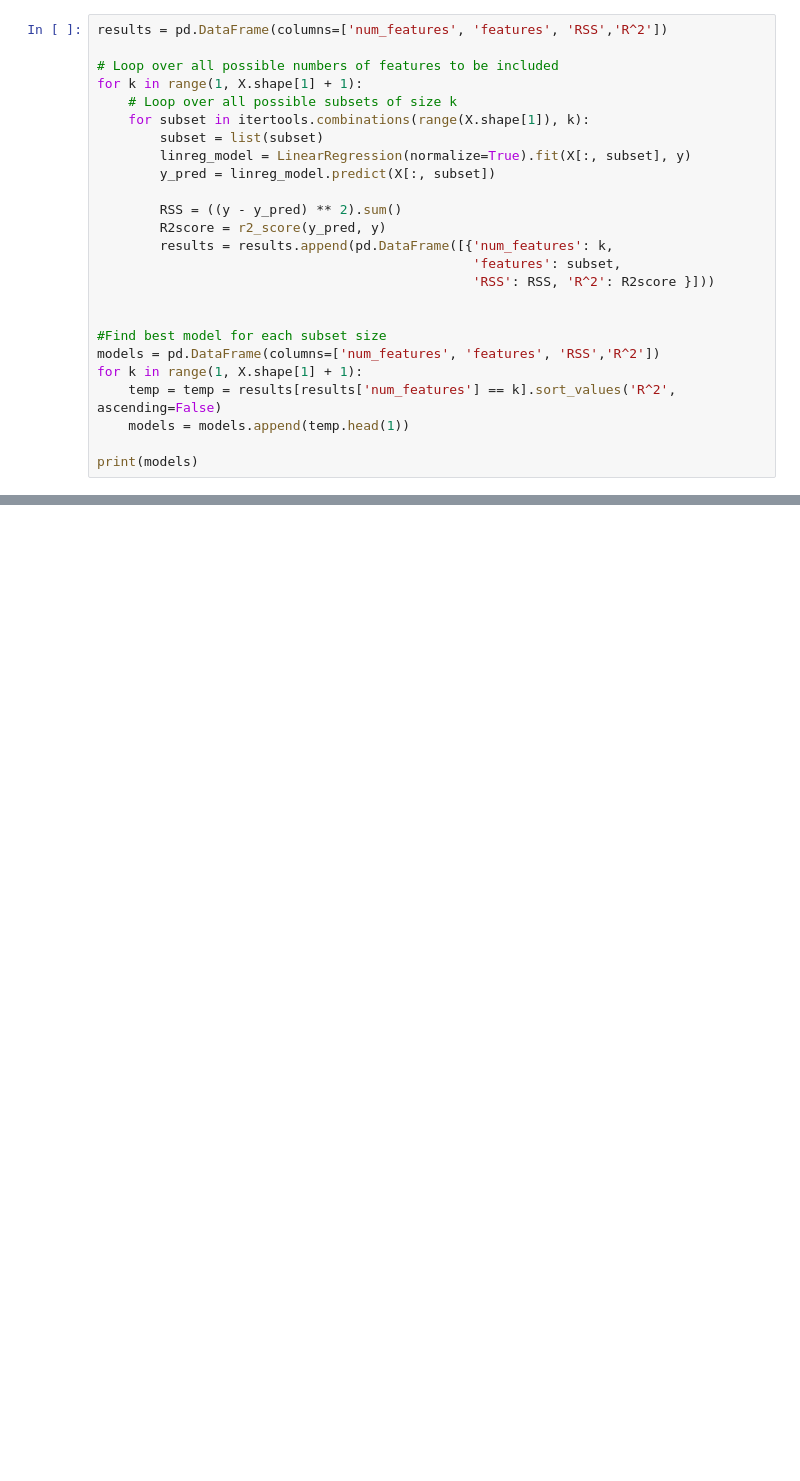
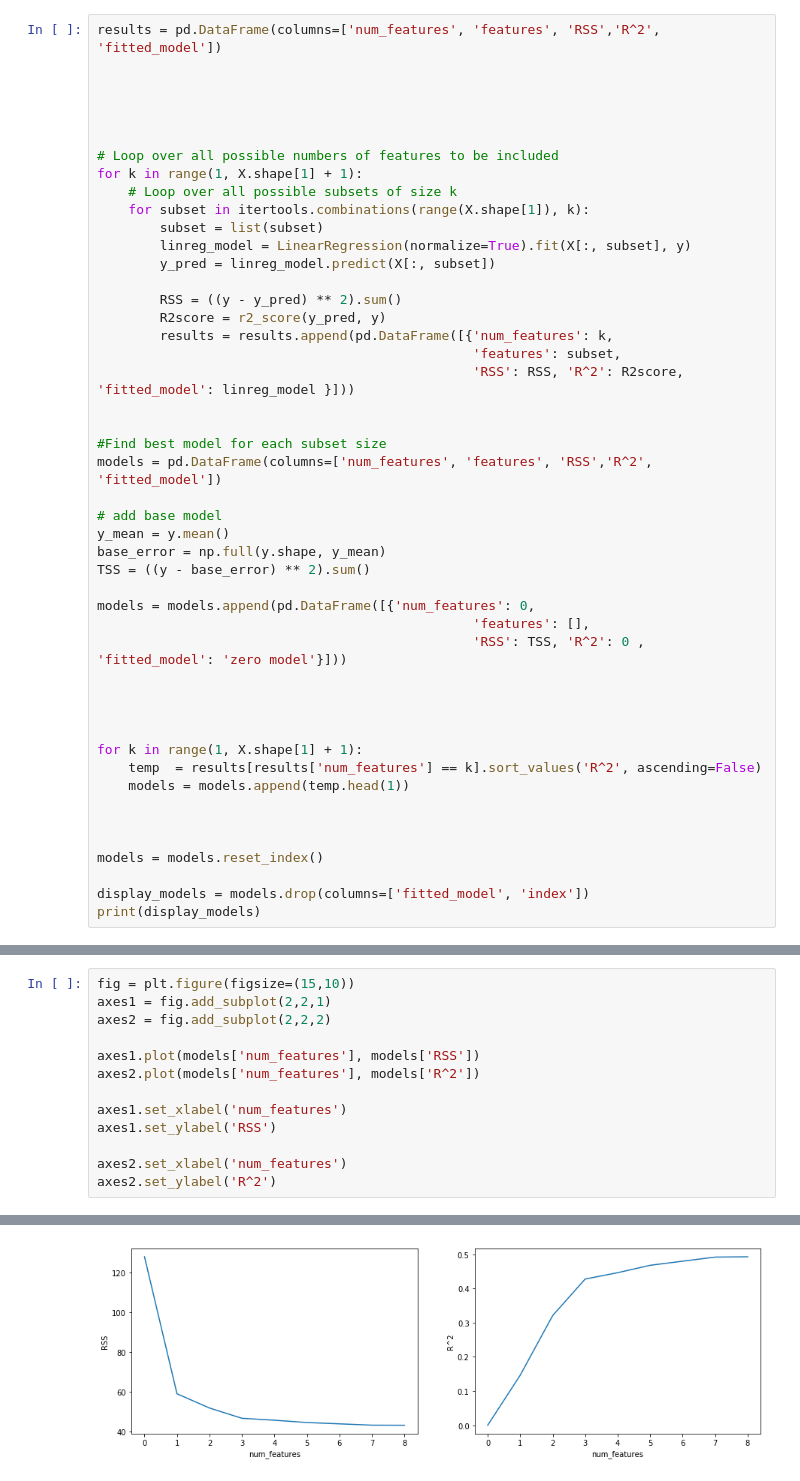
Before and after one commit to cliese/ESL_ex, a Jupyter notebook: prostate_data_analysis.ipynb, the cells around one changed output, grey strips where cells are left out. Drawn from its saved outputs; the diff is of its cells as text; blank space fills up the shorter version.

```diff
--- a/prostate_data_analysis.ipynb
+++ b/prostate_data_analysis.ipynb
@@ -61,5 +73,9 @@ Linear Regression coefficients:
 # %%
-results = pd.DataFrame(columns=['num_features', 'features', 'RSS','R^2'])
+results = pd.DataFrame(columns=['num_features', 'features', 'RSS','R^2', 'fitted_model'])
+
+
+
+
 
 # Loop over all possible numbers of features to be included
 for k in range(1, X.shape[1] + 1):
@@ -73,14 +89,32 @@ for k in range(1, X.shape[1] + 1):
         R2score = r2_score(y_pred, y)
         results = results.append(pd.DataFrame([{'num_features': k,
                                                 'features': subset,
-                                                'RSS': RSS, 'R^2': R2score }]))
+                                                'RSS': RSS, 'R^2': R2score, 'fitted_model': linreg_model }]))
 
 
 #Find best model for each subset size
-models = pd.DataFrame(columns=['num_features', 'features', 'RSS','R^2'])
+models = pd.DataFrame(columns=['num_features', 'features', 'RSS','R^2', 'fitted_model'])
+
+# add base model
+y_mean = y.mean()
+base_error = np.full(y.shape, y_mean)
+TSS = ((y - base_error) ** 2).sum()
+
+models = models.append(pd.DataFrame([{'num_features': 0,
+                                                'features': [],
+                                                'RSS': TSS, 'R^2': 0 , 'fitted_model': 'zero model'}]))
+
+
+
+
 for k in range(1, X.shape[1] + 1):
-    temp = temp = results[results['num_features'] == k].sort_values('R^2', ascending=False)
+    temp  = results[results['num_features'] == k].sort_values('R^2', ascending=False)
     models = models.append(temp.head(1))
 
-print(models)
+
+
+models = models.reset_index()
+
+display_models = models.drop(columns=['fitted_model', 'index'])
+print(display_models)
 # %% [output]
@@ -95,0 +144,14 @@ print(models)
+# %%
+fig = plt.figure(figsize=(15,10))
+axes1 = fig.add_subplot(2,2,1)
+axes2 = fig.add_subplot(2,2,2)
+
+axes1.plot(models['num_features'], models['RSS'])
+axes2.plot(models['num_features'], models['R^2'])
+
+axes1.set_xlabel('num_features')
+axes1.set_ylabel('RSS')
+
+axes2.set_xlabel('num_features')
+axes2.set_ylabel('R^2')
+# %% [output]
@@ -95,0 +159 @@ print(models)
+[figure, added]
```
Also changed, not shown: parts of 13 cells of this notebook.
